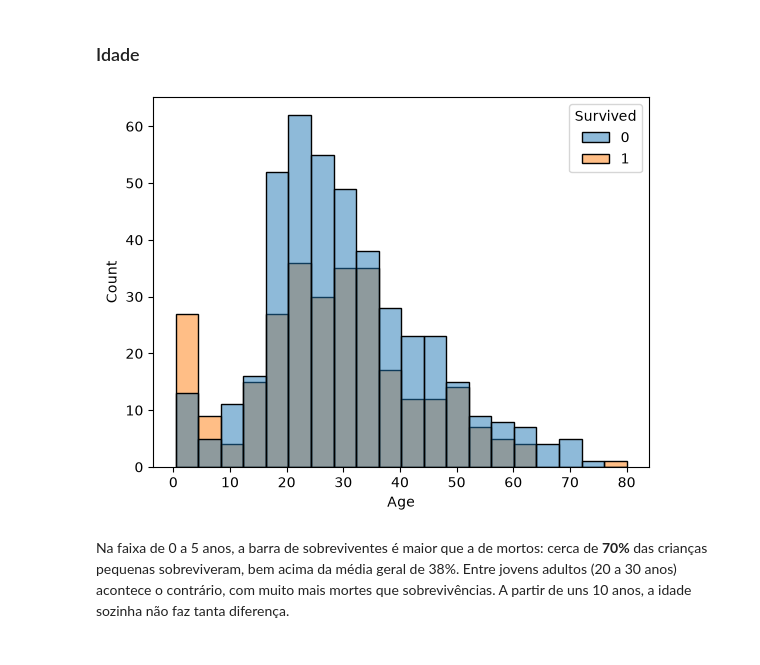
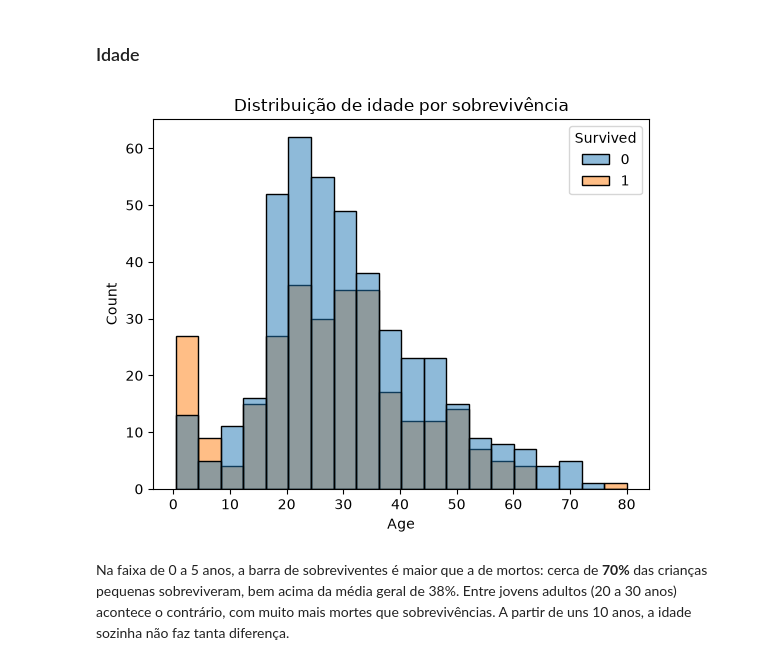
Before and after one commit to emanuelpintosampaio/titanic-kaggle, a Jupyter notebook: notebooks/01_exploracao.ipynb, the cells around one changed output. Saved outputs shown, nothing was run; the diff lists cells and outputs as text; code cells hidden in the pictures.

Commit message:
Salva gráficos de idade e de classe e sexo para o README

```diff
--- a/notebooks/01_exploracao.ipynb
+++ b/notebooks/01_exploracao.ipynb
@@ -183,9 +183,11 @@ A taxa de sobrevivência cai a cada classe: a 1ª classe foi a que mais sobreviv
 # %%
 # Distribuição das idades, separando quem sobreviveu (1) de quem não sobreviveu (0)
 sns.histplot(data=train, x='Age', hue='Survived')
+plt.title('Distribuição de idade por sobrevivência')
+plt.savefig('../reports/figures/idade_sobrevivencia.png', dpi=150, bbox_inches='tight')
 plt.show()
 # %% [output]
-[figure, old version]
+[figure, new version]
 # %% [markdown]
 Na faixa de 0 a 5 anos, a barra de sobreviventes é maior que a de mortos: cerca de **70%** das crianças pequenas sobreviveram, bem acima da média geral de 38%. Entre jovens adultos (20 a 30 anos) acontece o contrário, com muito mais mortes que sobrevivências. A partir de uns 10 anos, a idade sozinha não faz tanta diferença.
 # %% [markdown]
```
Also changed, not shown: parts of 2 cells of this notebook, 2 other files.
